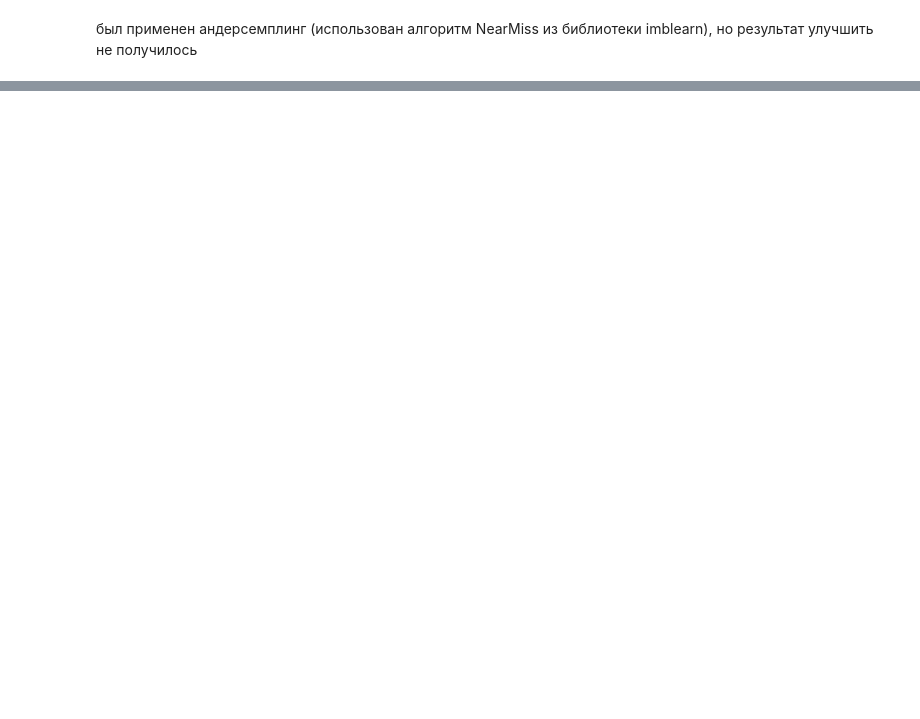
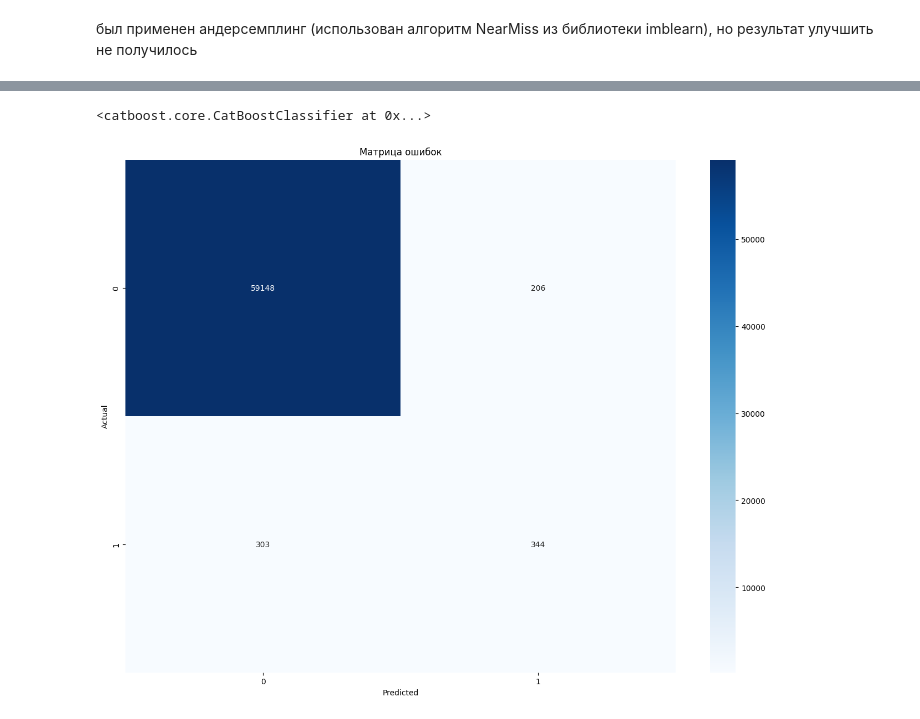
Before and after one commit to DmitryO325/ML_MEPhI_Star_Recognition, a Jupyter notebook: UNFINISHED_multi_classification.ipynb, the cells around one changed output, grey strips where cells are left out. Saved outputs shown, nothing was run; the diff lists cells and outputs as text; code cells hidden in the pictures; blank space fills up the shorter version.

```diff
--- a/UNFINISHED_multi_classification.ipynb
+++ b/UNFINISHED_multi_classification.ipynb
@@ -595,0 +563,6 @@ weighted avg       0.91      0.91      0.90   1768625
+# %%
+# попробуем обучить eruptive-детектор; если он уверен хотя бы на 50%, меняем класс предсказания изначального бустинга на eruptive
+
+sub_y_train_eruptive = (sub_y_train == 1).astype(int)
+sub_y_test_eruptive = (sub_y_test == 1).astype(int)
+sub_y_eruptive = (sub_y == 1).astype(int)
@@ -595,0 +632,30 @@ weighted avg       0.91      0.91      0.90   1768625
+# %%
+eruptive_cb = CatBoostClassifier(
+    depth=9,
+    learning_rate=0.21556,
+    l2_leaf_reg=3.63233,
+    class_weights=[1, 16],
+    iterations=2062,
+    border_count=255,
+    random_strength=3.84679,
+    random_state=42
+)
+# %%
+eruptive_cb.fit(
+    sub_X_train, sub_y_train_eruptive,
+    logging_level='Silent',
+)
+# %% [output]
+<catboost.core.CatBoostClassifier at 0x...>
+# %%
+sub_y_pred_eruptive = eruptive_cb.predict(sub_X_test)
+# %%
+from sklearn.metrics import confusion_matrix
+cm = confusion_matrix(sub_y_test_eruptive, sub_y_pred_eruptive)
+sns.heatmap(cm, annot=True, fmt='d', cmap='Blues')
+plt.xlabel('Predicted')
+plt.ylabel('Actual')
+plt.title(f'Матрица ошибок')
+plt.show()
+# %% [output]
+[figure, added]
```
Also changed, not shown: parts of 23 cells of this notebook.
